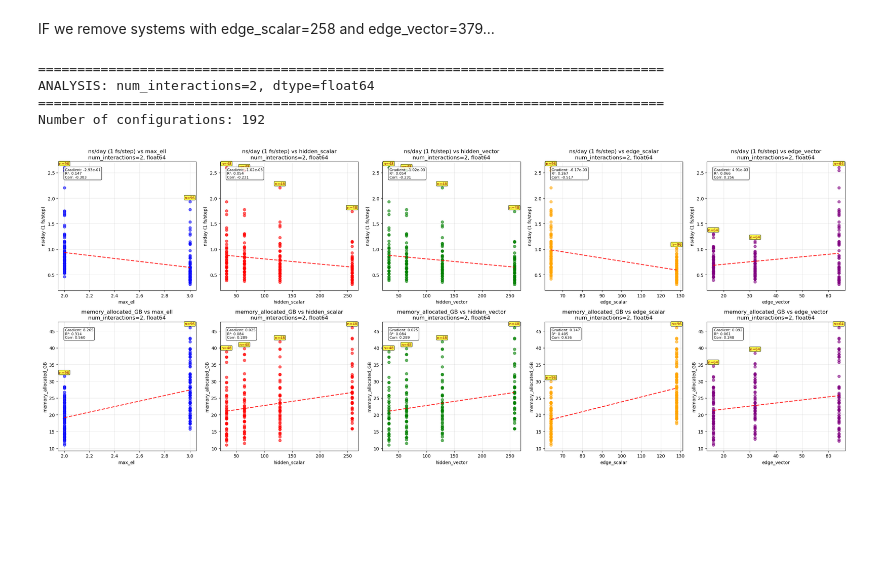
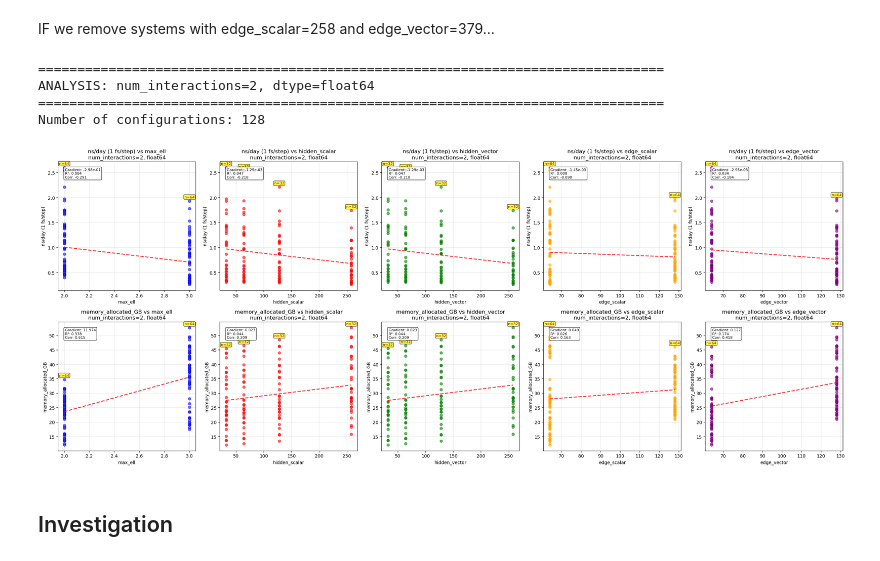
Before and after one commit to ThomasWarford/mace, a Jupyter notebook: benchmarks/analysis.ipynb, the cells around one changed output. Cells and saved outputs as stored; diff of their text form; code cells hidden in the pictures; blank space fills up the shorter version.

Commit message:
edge_scalars==edge_vectors analysis

```diff
--- a/benchmarks/analysis.ipynb
+++ b/benchmarks/analysis.ipynb
@@ -433,22 +433,26 @@ IF we remove systems with edge_scalar=258 and edge_vector=379...
 # %%
 # Analysis for num_interactions == 2, dtype == float64
 print("="*80)
 print("ANALYSIS: num_interactions=2, dtype=float64")
 print("="*80)
 
 df_subset = df[(df['num_interactions'] == 2) & (df['dtype'] == 'float64') & (df['edge_scalar'] < 256) & (df['edge_vector'] < 128)]
+df_subset = df[(df['num_interactions'] == 2) & (df['dtype'] == 'float64') & (32 <df['edge_scalar']) & (df['edge_scalar'] < 256) & (32 < df['edge_vector']) & (df['edge_vector'] < 256)]
+
 print(f"Number of configurations: {len(df_subset)}")
 
 plot_hyperparameter_analysis(
     df_subset,
     "num_interactions=2, float64",
     numerical_hyperparams,
     key_performance_metric,
     'memory_allocated_GB'
 )
 # %% [output]
 ================================================================================
 ANALYSIS: num_interactions=2, dtype=float64
 ================================================================================
-Number of configurations: 192
+Number of configurations: 128
-[figure, old version]
+[figure, new version]
+# %% [markdown]
+## Investigation
```
Also changed, not shown: parts of 6 cells of this notebook.
